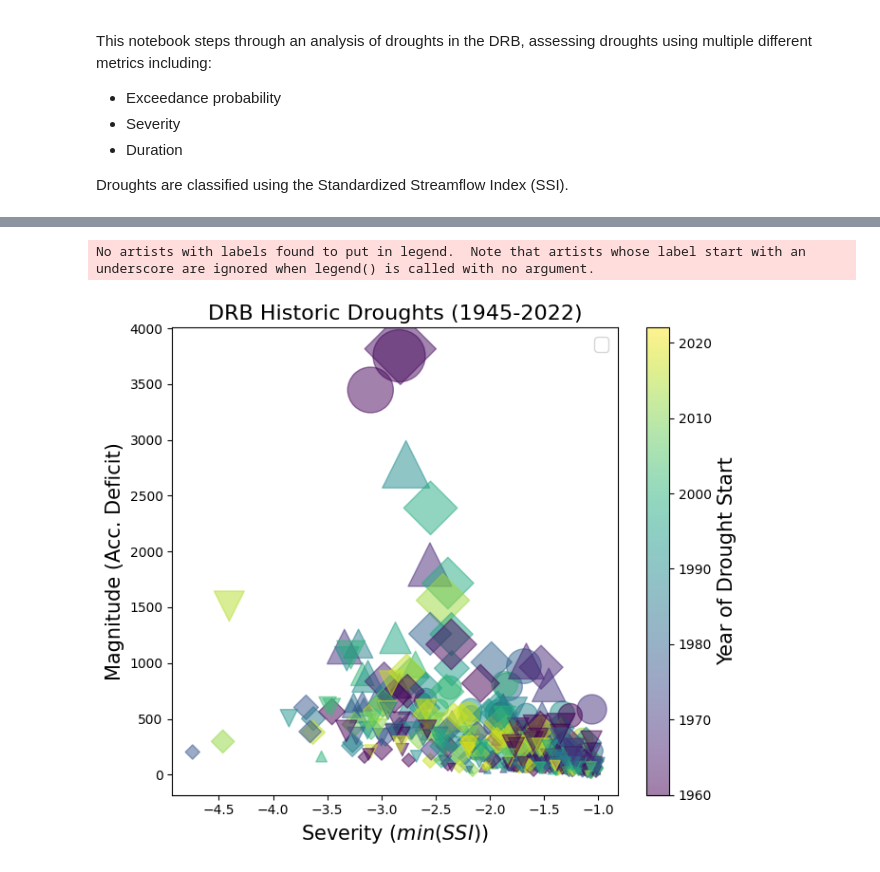
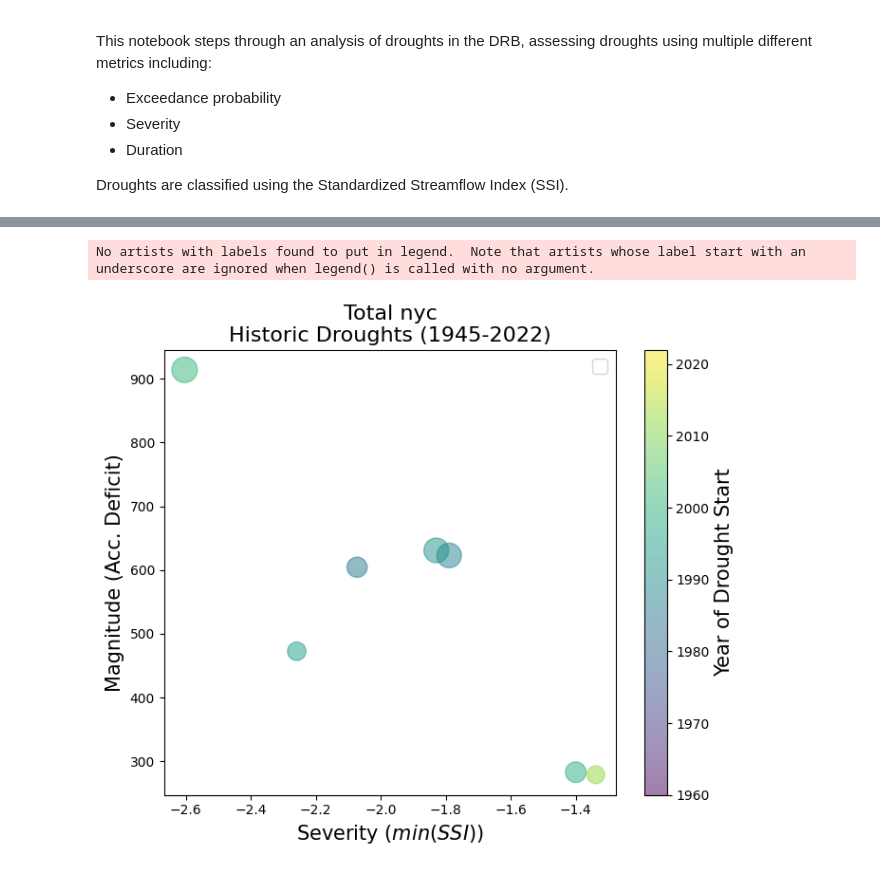
Before and after one commit to Pywr-DRB/DRB-Historic-Reconstruction, a Jupyter notebook: notebooks/DRB_historic_drought_analysis.ipynb, the cells around one changed output, grey strips where cells are left out. Cells and saved outputs as stored; diff of their text form; code cells hidden in the pictures.

```diff
--- a/notebooks/DRB_historic_drought_analysis.ipynb
+++ b/notebooks/DRB_historic_drought_analysis.ipynb
@@ -183,39 +444,0 @@ plt.show()
-# %%
-plot_nodes = ['Total NYC', 'blueMarsh', 'beltzvilleCombined']
-plot_nodes = nyc_reservoirs + upper_basin_reservoirs + mid_basin_reservoirs + lower_basin_reservoirs
-drought_data = {}
-drought_counter = 0
-for node in plot_nodes:
-    node_ssi = ssi[node]
-    in_drought = False
-    in_critical_drought = False
-
-    drought_days = []
-
-    for ind in range(len(ssi)):
-        if node_ssi.values[ind] < 0:
-            in_drought = True
-            drought_days.append(ind)
-
-            if node_ssi.values[ind] <= -1:
-                in_critical_drought = True
-        else:
-            # Record drought info once it ends
-            if in_critical_drought:
-                drought_counter += 1
-                drought_data[drought_counter] = {
-                    'start':node_ssi.index[drought_days[0]],
-                    'end': node_ssi.index[drought_days[-1]],
-                    'duration': len(drought_days),
-                    'magnitude': sum(node_ssi.values[drought_days]),
-                    'severity': min(node_ssi.values[drought_days]),
-                    'node': node
-                }
-
-            in_drought = False
-            in_critical_drought = False
-            drought_days = []
-
-drought_metrics = pd.DataFrame(drought_data).transpose()
-
-drought_metrics
@@ -236,5 +455,6 @@ drought_metrics
 # %%
 ## Options
+ssi = ssi_hr
 marker_keys = {'NYC Reservoirs' : 'o',
                'Upper Basin Reservoirs' : "^",
                'Mid-Basin Reservoirs' : 'D',
@@ -244,6 +464,7 @@ marker_keys = {'NYC Reservoirs' : 'o',
 highlight_after_1970 = False
 color_by_metric = 'date'
 size_by_metric = 'duration'
+plot_nodes = ['Total NYC']
 
 fig, ax = plt.subplots(figsize = (7,6))
 
@@ -264,31 +485,33 @@ for node in plot_nodes:
     elif node in upper_basin_reservoirs:
         marker_shape = marker_keys['Upper Basin Reservoirs']
     elif node in mid_basin_reservoirs:
         marker_shape = marker_keys['Mid-Basin Reservoirs']
     elif node in lower_basin_reservoirs:
         marker_shape = marker_keys['Lower Basin Reservoirs']
+    else:
+        marker_shape = 'o'
 
     marker_sizes = node_drought_metrics[size_by_metric].values/2 if size_by_metric else 100
     marker_sizes = list(marker_sizes)
 
     p = ax.scatter(xs, ys,
                 s = marker_sizes,
                 marker=marker_shape,
                 c=marker_colors, vmin=1960, vmax=2022,
                 alpha = 0.5)
 
 
 if color_by_metric:
     plt.colorbar(p).set_label(label = 'Year of Drought Start',size=15)
 plt.xlabel(r'Severity ($min(SSI)$)', fontsize = 15)
 plt.ylabel(r'Magnitude (Acc. Deficit)', fontsize = 15)
 if len(plot_nodes) == 1:
     plt.title(f'{plot_nodes[0].capitalize()}\nHistoric Droughts (1945-2022)', fontsize = 16)
 else:
     plt.title(f'DRB Historic Droughts (1945-2022)', fontsize = 16)
 plt.legend(fontsize=14)
 plt.tight_layout()
 plt.show()
 # %% [output]
 No artists with labels found to put in legend.  Note that artists whose label start with an underscore are ignored when legend() is called with no argument.
-[figure, old version]
+[figure, new version]
```
Also changed, not shown: parts of 18 cells of this notebook, 33 other files.
